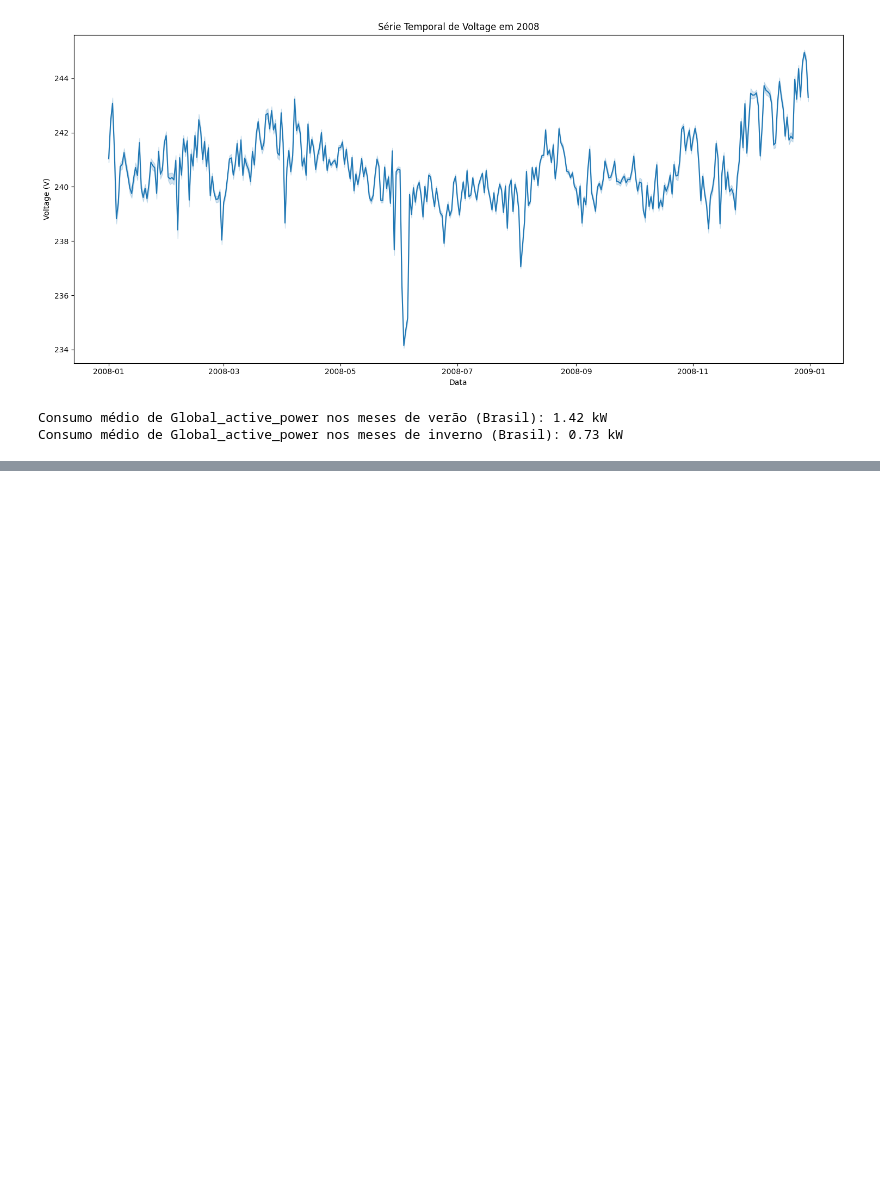
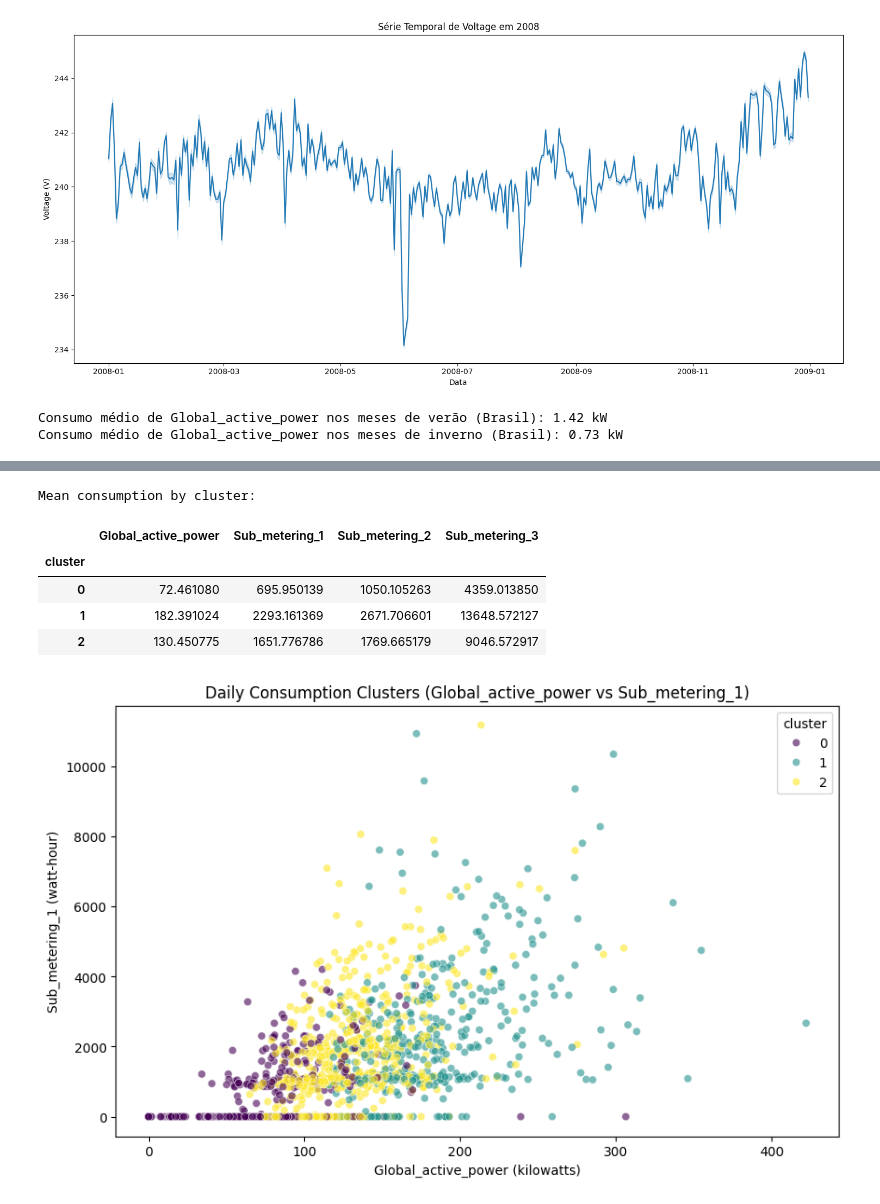
Before and after one commit to vitorkenzoo/Aula-Fiap, a Jupyter notebook: Damos_lhe_as_boas_vindas_ao_Colab.ipynb, the cells around one changed output, grey strips where cells are left out. Cells and saved outputs as stored; diff of their text form; code cells hidden in the pictures; blank space fills up the shorter version.

```diff
--- a/Damos_lhe_as_boas_vindas_ao_Colab.ipynb
+++ b/Damos_lhe_as_boas_vindas_ao_Colab.ipynb
@@ -395,0 +426,32 @@ DataFrame com variáveis numéricas principais normalizadas (Min-Max Scaling):
+# %%
+# ex 18
+from sklearn.cluster import KMeans
+import matplotlib.pyplot as plt
+import seaborn as sns
+
+daily_consumption = df.groupby('Date')[['Global_active_power', 'Sub_metering_1', 'Sub_metering_2', 'Sub_metering_3']].sum().dropna()
+
+X = daily_consumption[['Global_active_power', 'Sub_metering_1', 'Sub_metering_2', 'Sub_metering_3']]
+
+kmeans = KMeans(n_clusters=3, random_state=42, n_init=10)  # n_init='auto' is also a good option in newer sklearn versions
+daily_consumption['cluster'] = kmeans.fit_predict(X)
+
+cluster_interpretation = daily_consumption.groupby('cluster')[['Global_active_power', 'Sub_metering_1', 'Sub_metering_2', 'Sub_metering_3']].mean()
+
+print("Mean consumption by cluster:")
+display(cluster_interpretation)
+
+plt.figure(figsize=(10, 6))
+sns.scatterplot(x='Global_active_power', y='Sub_metering_1', hue='cluster', data=daily_consumption, palette='viridis', alpha=0.6)
+plt.title('Daily Consumption Clusters (Global_active_power vs Sub_metering_1)')
+plt.xlabel('Global_active_power (kilowatts)')
+plt.ylabel('Sub_metering_1 (watt-hour)')
+plt.show()
+# %% [output]
+Mean consumption by cluster:
+|  | Global_active_power | Sub_metering_1 | Sub_metering_2 | Sub_metering_3 |
+| cluster |  |  |  |  |
+| 0 | 72.461080 | 695.950139 | 1050.105263 | 4359.013850 |
+| 1 | 182.391024 | 2293.161369 | 2671.706601 | 13648.572127 |
+| 2 | 130.450775 | 1651.776786 | 1769.665179 | 9046.572917 |
+[figure, added]
```
Also changed, not shown: parts of 23 cells of this notebook.
